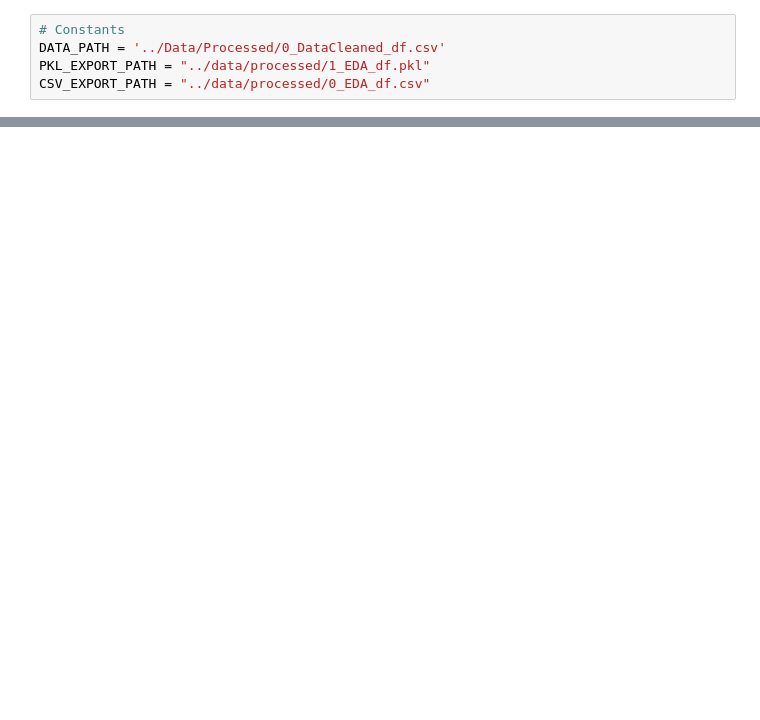
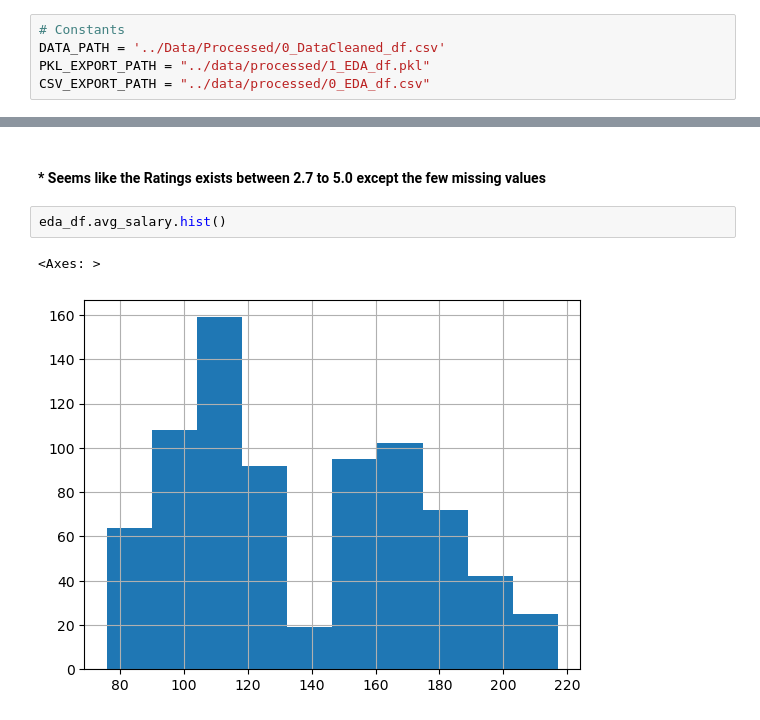
Before and after one commit to AlyAEE/Data-Roles-Salary-Prediction-Project, a Jupyter notebook: Notebooks/03.ExploratoryDataAnalysis.ipynb, the cells around one changed output, grey strips where cells are left out. Saved outputs shown, nothing was run; the diff lists cells and outputs as text; blank space fills up the shorter version.

```diff
--- a/Notebooks/03.ExploratoryDataAnalysis.ipynb
+++ b/Notebooks/03.ExploratoryDataAnalysis.ipynb
@@ -21,0 +61,7 @@ EDA_df.head()
+# %% [markdown]
+#### * Seems like the Ratings exists between 2.7 to 5.0 except the few missing values
+# %%
+eda_df.avg_salary.hist()
+# %% [output]
+<Axes: >
+[figure, added]
```
Also changed, not shown: parts of 36 cells of this notebook, 1 other file.
